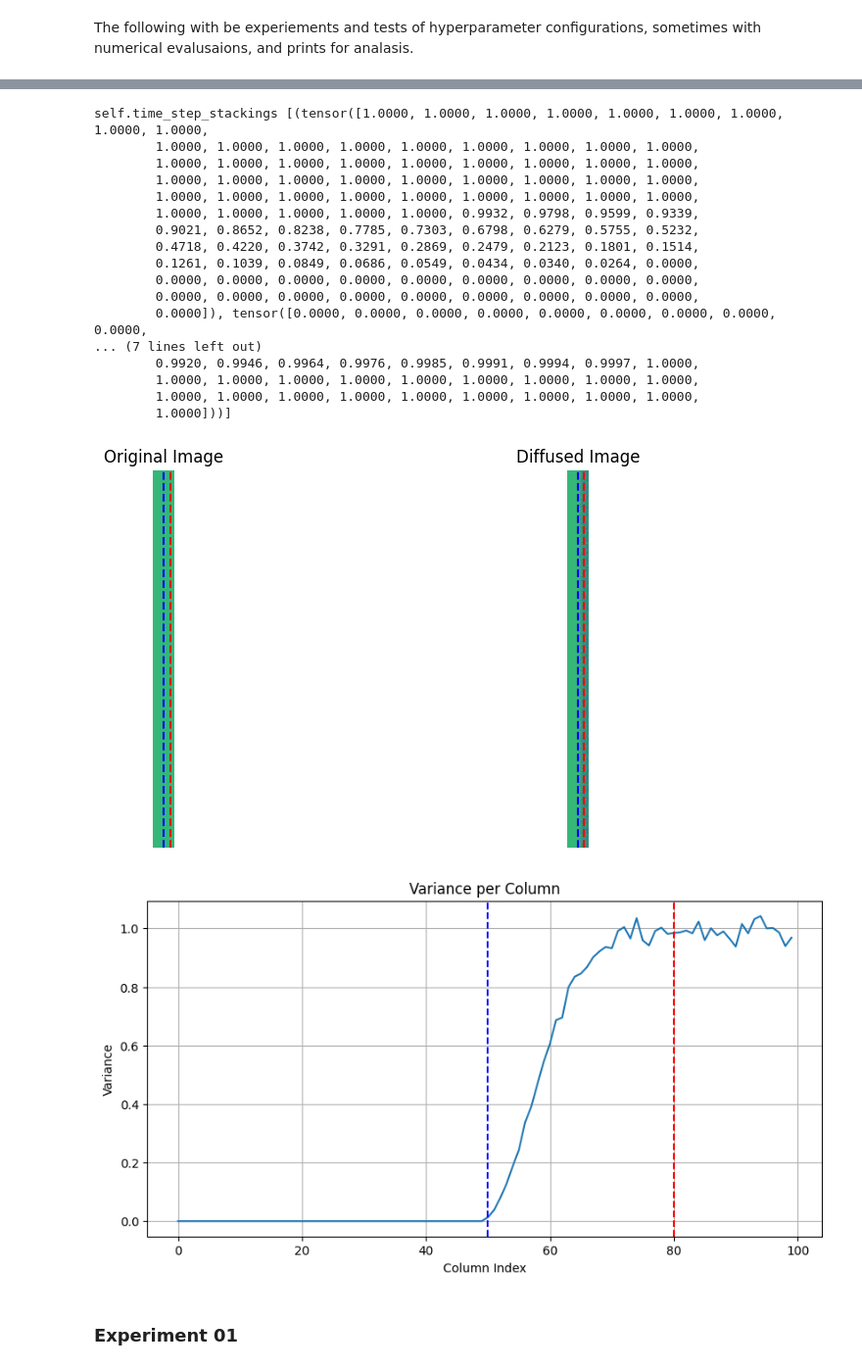
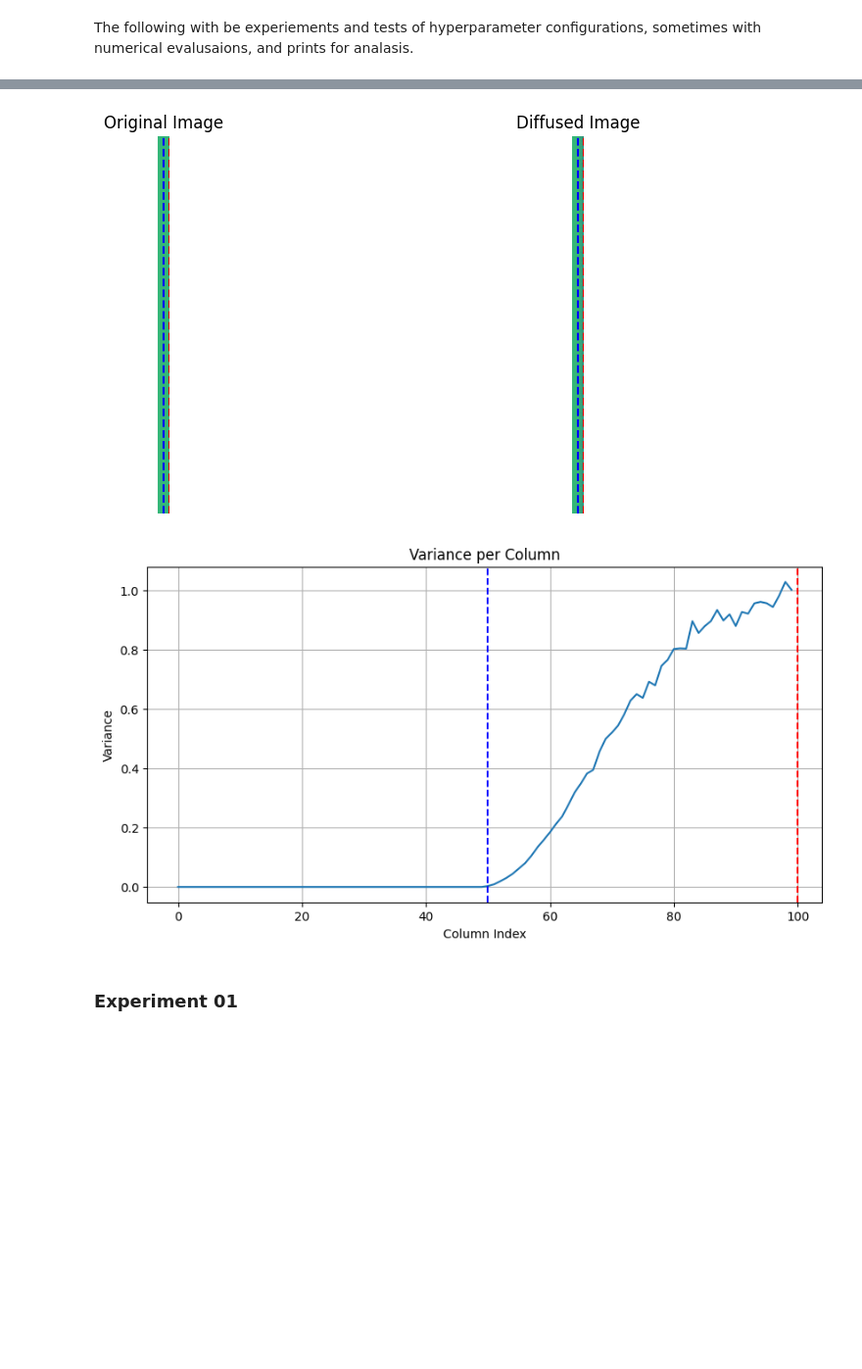
Before and after one commit to AntonBertelsen/GestureGeneration, a Jupyter notebook: DiffuseStyleGestureReproduced/v1_testing_ground.ipynb, the cells around one changed output, grey strips where cells are left out. Shown at 98% size. Drawn from its saved outputs; the diff is of its cells as text; code cells hidden in the pictures; blank space fills up the shorter version.

```diff
--- a/DiffuseStyleGestureReproduced/v1_testing_ground.ipynb
+++ b/DiffuseStyleGestureReproduced/v1_testing_ground.ipynb
@@ -34,18 +34,18 @@ device = torch.device(
 # Initialize the diffusion class
 diffusion = Diffusion(
         num_of_pre_timestep_frames = 50,
-        num_of_timestep_frames = 30,
-        num_of_post_timestep_frames = 20,
-        noise_schedule = Diffusion.linear_schedule(0.0002, 0.40),
+        num_of_timestep_frames = 50,
+        num_of_post_timestep_frames = 0,
+        noise_schedule = Diffusion.linear_schedule(0.00015, 0.15),
         device = device
     )
 
 # Create a tensor that is all white so we can see the noising process removing details
-image = torch.ones((177 * 10, 100))
+image = torch.ones((3200, 100))
 image = image.to(device)
 
 # Run the forward diffusion function
-transformed_image = diffusion.forward(seqence_tensor = image)
+transformed_image = diffusion.forward(sequence_tensor = image)
 
 # Draw both images next to each other in the python notebook
 import matplotlib.pyplot as plt
@@ -66,51 +66,34 @@ for a in ax:
     a.axvline(x=line_x, color='blue', linestyle='--', label='Pre-timestep frames')
     a.set_xlim(0, transformed_image.shape[1])  # Set x-axis limits to match the image width
 
 # Draw a vertical line at num_of_timestep_frames
 line_x = diffusion.num_of_pre_timestep_frames + diffusion.num_of_timestep_frames
 for a in ax:
     a.axvline(x=line_x, color='red', linestyle='--', label='Timestep frames')
     a.set_xlim(0, transformed_image.shape[1])  # Set x-axis limits to match the image width
 
 plt.show()
 
 # Calculate the variance per frame (vertical slice)
 variances = torch.var(transformed_image, dim=0)
 
 # Plot the variance for each column
 plt.figure(figsize=(10, 5))
 plt.plot(variances.cpu().numpy())
 plt.title("Variance per Column")
 plt.xlabel("Column Index")
 plt.ylabel("Variance")
 plt.grid(True)
 
 # Draw vertical lines at num_of_pre_timestep_frames and num_of_timestep_frames
 line_x = diffusion.num_of_pre_timestep_frames
 plt.axvline(x=line_x, color='blue', linestyle='--', label='Pre-timestep frames')
 plt.axvline(x=line_x + diffusion.num_of_timestep_frames, color='red', linestyle='--', label='Timestep frames')
 
 
 plt.show()
 # %% [output]
-self.time_step_stackings [(tensor([1.0000, 1.0000, 1.0000, 1.0000, 1.0000, 1.0000, 1.0000, 1.0000, 1.0000,
-        1.0000, 1.0000, 1.0000, 1.0000, 1.0000, 1.0000, 1.0000, 1.0000, 1.0000,
-        1.0000, 1.0000, 1.0000, 1.0000, 1.0000, 1.0000, 1.0000, 1.0000, 1.0000,
-        1.0000, 1.0000, 1.0000, 1.0000, 1.0000, 1.0000, 1.0000, 1.0000, 1.0000,
-        1.0000, 1.0000, 1.0000, 1.0000, 1.0000, 1.0000, 1.0000, 1.0000, 1.0000,
-        1.0000, 1.0000, 1.0000, 1.0000, 1.0000, 0.9932, 0.9798, 0.9599, 0.9339,
-        0.9021, 0.8652, 0.8238, 0.7785, 0.7303, 0.6798, 0.6279, 0.5755, 0.5232,
-        0.4718, 0.4220, 0.3742, 0.3291, 0.2869, 0.2479, 0.2123, 0.1801, 0.1514,
-        0.1261, 0.1039, 0.0849, 0.0686, 0.0549, 0.0434, 0.0340, 0.0264, 0.0000,
-        0.0000, 0.0000, 0.0000, 0.0000, 0.0000, 0.0000, 0.0000, 0.0000, 0.0000,
-        0.0000, 0.0000, 0.0000, 0.0000, 0.0000, 0.0000, 0.0000, 0.0000, 0.0000,
-        0.0000]), tensor([0.0000, 0.0000, 0.0000, 0.0000, 0.0000, 0.0000, 0.0000, 0.0000, 0.0000,
-... (7 lines left out)
-        0.9920, 0.9946, 0.9964, 0.9976, 0.9985, 0.9991, 0.9994, 0.9997, 1.0000,
-        1.0000, 1.0000, 1.0000, 1.0000, 1.0000, 1.0000, 1.0000, 1.0000, 1.0000,
-        1.0000, 1.0000, 1.0000, 1.0000, 1.0000, 1.0000, 1.0000, 1.0000, 1.0000,
-        1.0000]))]
-[figure, old version]
+[figure, new version]
-[figure, old version]
+[figure, new version]
 # %%
 from v1_model import ContinuousMotionModel
```
Also changed, not shown: parts of 10 cells of this notebook, 27 other files.
